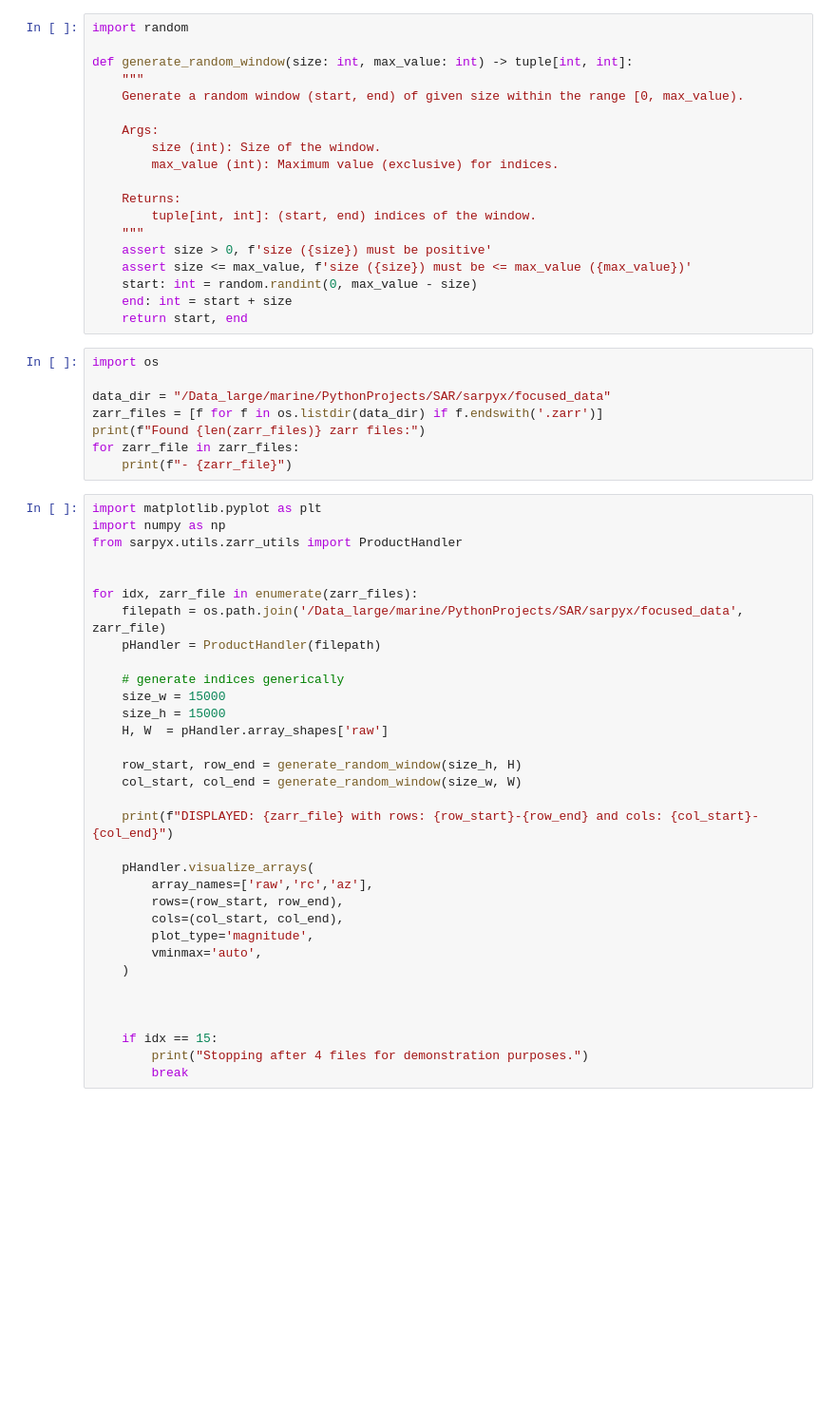
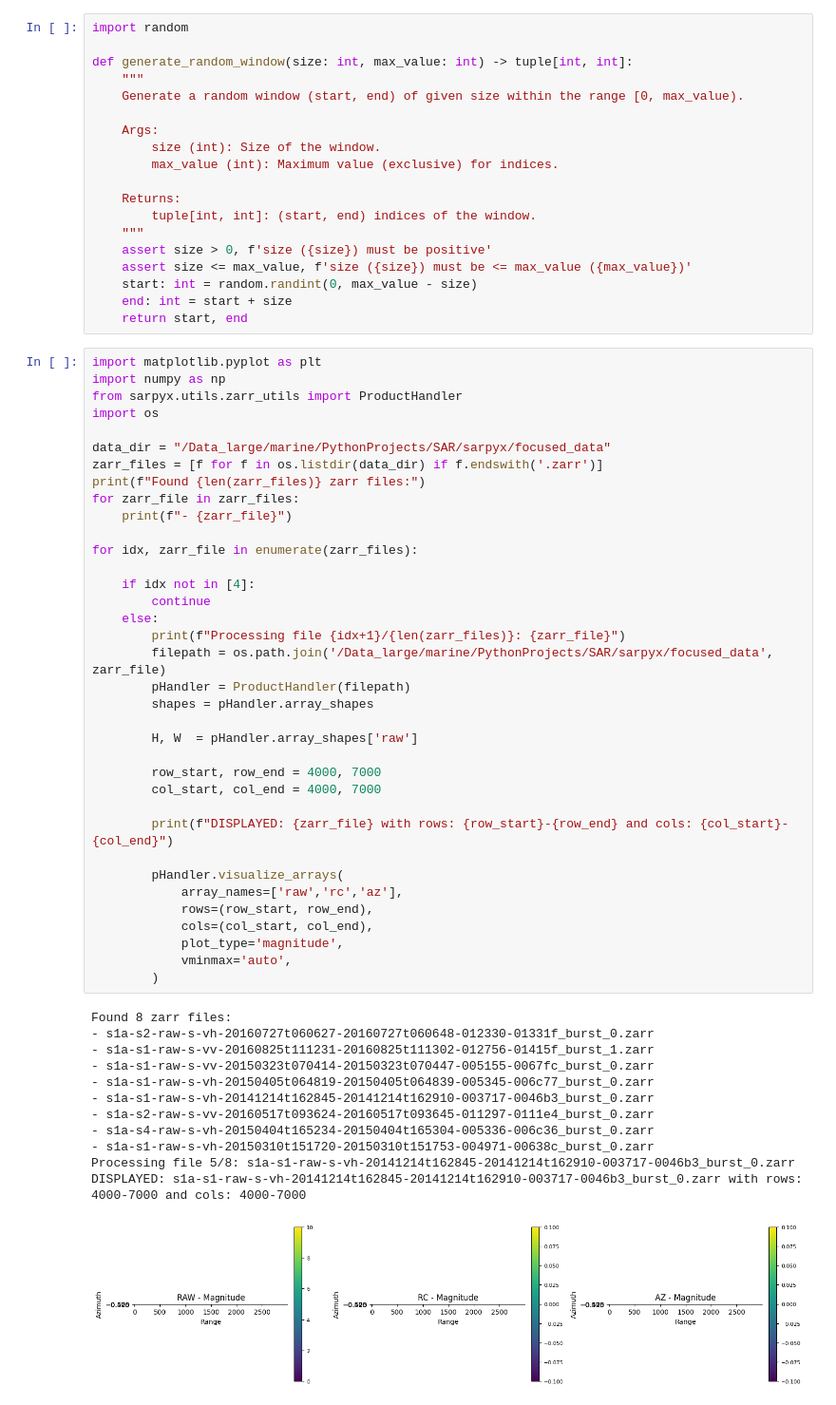
Before and after one commit to sirbastiano/srp, a Jupyter notebook: notebooks/utils/inpsector_prod.ipynb, the cells around one changed output. Shown at 95% size. Drawn from its saved outputs; the diff is of its cells as text; blank space fills up the shorter version.

```diff
--- a/notebooks/utils/inpsector_prod.ipynb
+++ b/notebooks/utils/inpsector_prod.ipynb
@@ -17,44 +17,52 @@ def generate_random_window(size: int, max_value: int) -> tuple[int, int]:
     start: int = random.randint(0, max_value - size)
     end: int = start + size
     return start, end
-# %%
-import os
-
-data_dir = "/Data_large/marine/PythonProjects/SAR/sarpyx/focused_data"
-zarr_files = [f for f in os.listdir(data_dir) if f.endswith('.zarr')]
-print(f"Found {len(zarr_files)} zarr files:")
-for zarr_file in zarr_files:
-    print(f"- {zarr_file}")
 # %%
 import matplotlib.pyplot as plt
 import numpy as np
 from sarpyx.utils.zarr_utils import ProductHandler
+import os
 
+data_dir = "/Data_large/marine/PythonProjects/SAR/sarpyx/focused_data"
+zarr_files = [f for f in os.listdir(data_dir) if f.endswith('.zarr')]
+print(f"Found {len(zarr_files)} zarr files:")
+for zarr_file in zarr_files:
+    print(f"- {zarr_file}")
 
 for idx, zarr_file in enumerate(zarr_files):
-    filepath = os.path.join('/Data_large/marine/PythonProjects/SAR/sarpyx/focused_data', zarr_file)
-    pHandler = ProductHandler(filepath)
 
-    # generate indices generically
-    size_w = 15000
-    size_h = 15000
-    H, W  = pHandler.array_shapes['raw']
+    if idx not in [4]:
+        continue
+    else:
+        print(f"Processing file {idx+1}/{len(zarr_files)}: {zarr_file}")
+        filepath = os.path.join('/Data_large/marine/PythonProjects/SAR/sarpyx/focused_data', zarr_file)
+        pHandler = ProductHandler(filepath)
+        shapes = pHandler.array_shapes
 
-    row_start, row_end = generate_random_window(size_h, H)
-    col_start, col_end = generate_random_window(size_w, W)
+        H, W  = pHandler.array_shapes['raw']
 
-    print(f"DISPLAYED: {zarr_file} with rows: {row_start}-{row_end} and cols: {col_start}-{col_end}")
+        row_start, row_end = 4000, 7000
+        col_start, col_end = 4000, 7000
 
-    pHandler.visualize_arrays(
-        array_names=['raw','rc','az'],
-        rows=(row_start, row_end),
-        cols=(col_start, col_end),
-        plot_type='magnitude',
-        vminmax='auto',
-    )
+        print(f"DISPLAYED: {zarr_file} with rows: {row_start}-{row_end} and cols: {col_start}-{col_end}")
 
-
-
-    if idx == 15:
-        print("Stopping after 4 files for demonstration purposes.")
-        break
+        pHandler.visualize_arrays(
+            array_names=['raw','rc','az'],
+            rows=(row_start, row_end),
+            cols=(col_start, col_end),
+            plot_type='magnitude',
+            vminmax='auto',
+        )
+# %% [output]
+Found 8 zarr files:
+- s1a-s2-raw-s-vh-20160727t060627-20160727t060648-012330-01331f_burst_0.zarr
+- s1a-s1-raw-s-vv-20160825t111231-20160825t111302-012756-01415f_burst_1.zarr
+- s1a-s1-raw-s-vv-20150323t070414-20150323t070447-005155-0067fc_burst_0.zarr
+- s1a-s1-raw-s-vh-20150405t064819-20150405t064839-005345-006c77_burst_0.zarr
+- s1a-s1-raw-s-vh-20141214t162845-20141214t162910-003717-0046b3_burst_0.zarr
+- s1a-s2-raw-s-vv-20160517t093624-20160517t093645-011297-0111e4_burst_0.zarr
+- s1a-s4-raw-s-vh-20150404t165234-20150404t165304-005336-006c36_burst_0.zarr
+- s1a-s1-raw-s-vh-20150310t151720-20150310t151753-004971-00638c_burst_0.zarr
+Processing file 5/8: s1a-s1-raw-s-vh-20141214t162845-20141214t162910-003717-0046b3_burst_0.zarr
+DISPLAYED: s1a-s1-raw-s-vh-20141214t162845-20141214t162910-003717-0046b3_burst_0.zarr with rows: 4000-7000 and cols: 4000-7000
+[figure, added]
```
Also changed, not shown: parts of 2 cells of this notebook, 15 other files.
